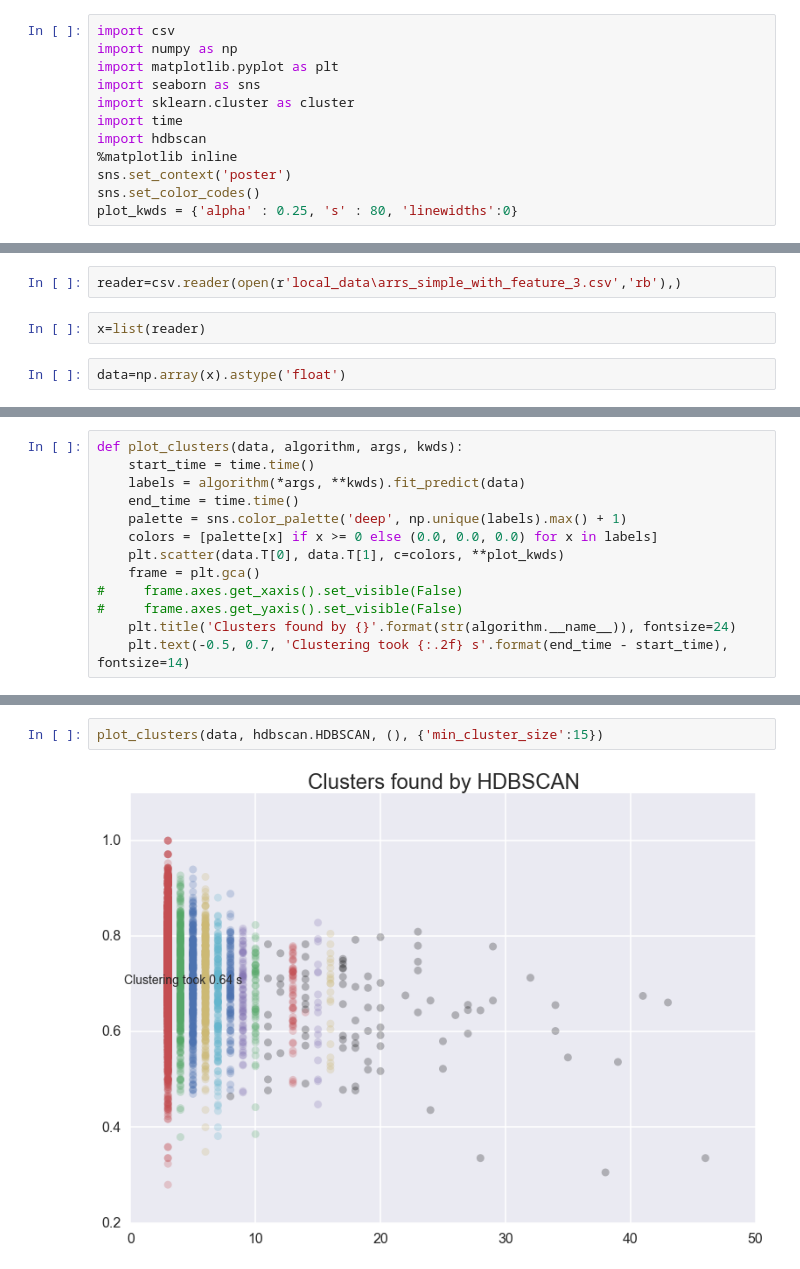
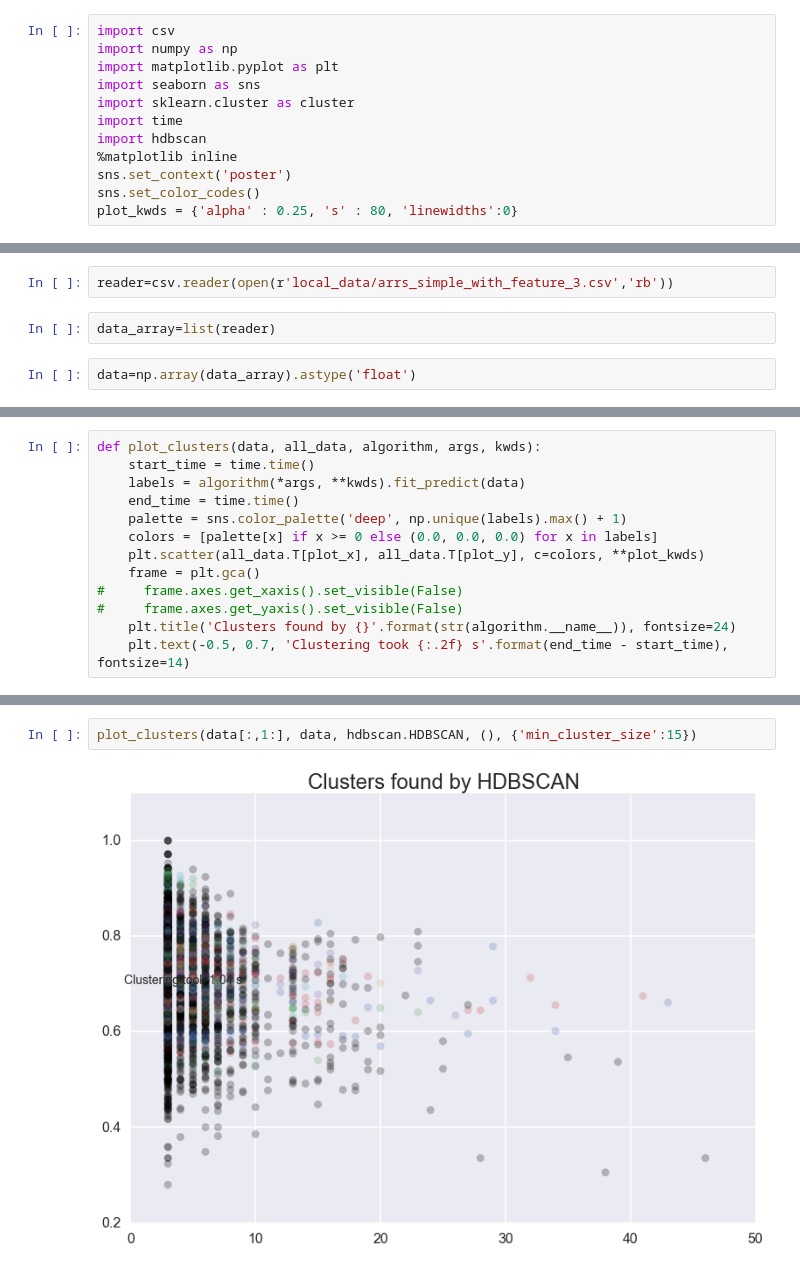
Before and after one commit to beardeer/playground, a Jupyter notebook: clustering.ipynb, the cells around one changed output, grey strips where cells are left out. Saved outputs shown, nothing was run; the diff lists cells and outputs as text.

Commit message:
play with clusters

```diff
--- a/clustering.ipynb
+++ b/clustering.ipynb
@@ -13,7 +15,7 @@ plot_kwds = {'alpha' : 0.25, 's' : 80, 'linewidths':0}
 # %%
-reader=csv.reader(open(r'local_data\arrs_simple_with_feature_3.csv','rb'),)
+reader=csv.reader(open(r'local_data/arrs_simple_with_feature_3.csv','rb'))
 # %%
-x=list(reader)
+data_array=list(reader)
 # %%
-data=np.array(x).astype('float')
+data=np.array(data_array).astype('float')
 # %%
@@ -24,13 +26,13 @@ frame.axes.get_yaxis().set_visible(False)
 # %% [output]
 [figure]
 # %%
-def plot_clusters(data, algorithm, args, kwds):
+def plot_clusters(data, all_data, algorithm, args, kwds):
     start_time = time.time()
     labels = algorithm(*args, **kwds).fit_predict(data)
     end_time = time.time()
     palette = sns.color_palette('deep', np.unique(labels).max() + 1)
     colors = [palette[x] if x >= 0 else (0.0, 0.0, 0.0) for x in labels]
-    plt.scatter(data.T[0], data.T[1], c=colors, **plot_kwds)
+    plt.scatter(all_data.T[plot_x], all_data.T[plot_y], c=colors, **plot_kwds)
     frame = plt.gca()
 #     frame.axes.get_xaxis().set_visible(False)
 #     frame.axes.get_yaxis().set_visible(False)
@@ -57,6 +53,6 @@ plot_clusters(data, cluster.DBSCAN, (), {'eps':0.025})
 # %% [output]
 [figure]
 # %%
-plot_clusters(data, hdbscan.HDBSCAN, (), {'min_cluster_size':15})
+plot_clusters(data[:,1:], data, hdbscan.HDBSCAN, (), {'min_cluster_size':15})
 # %% [output]
-[figure, old version]
+[figure, new version]
```
Also changed, not shown: parts of 7 cells of this notebook.
